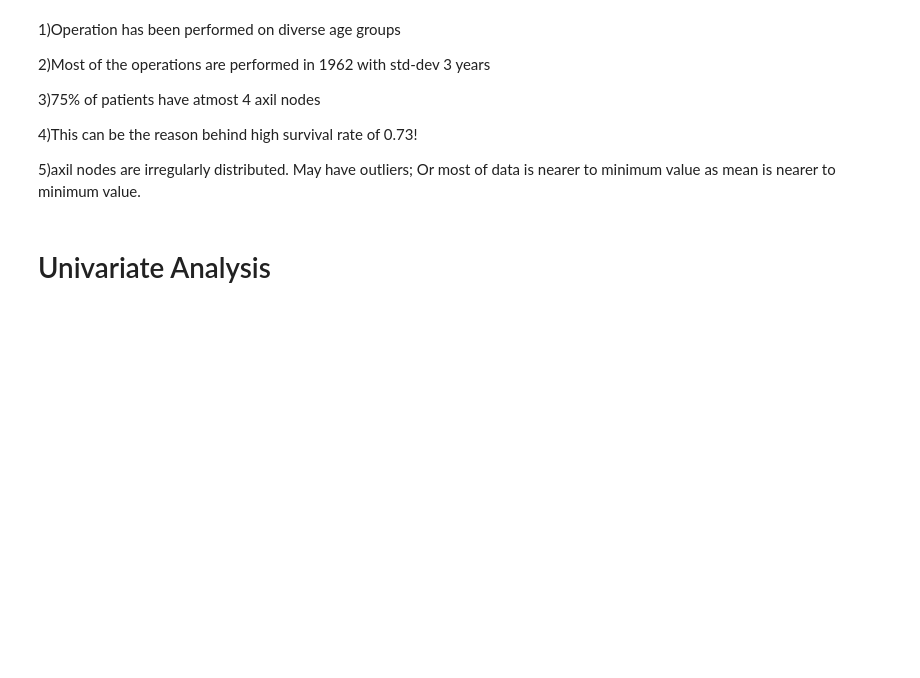
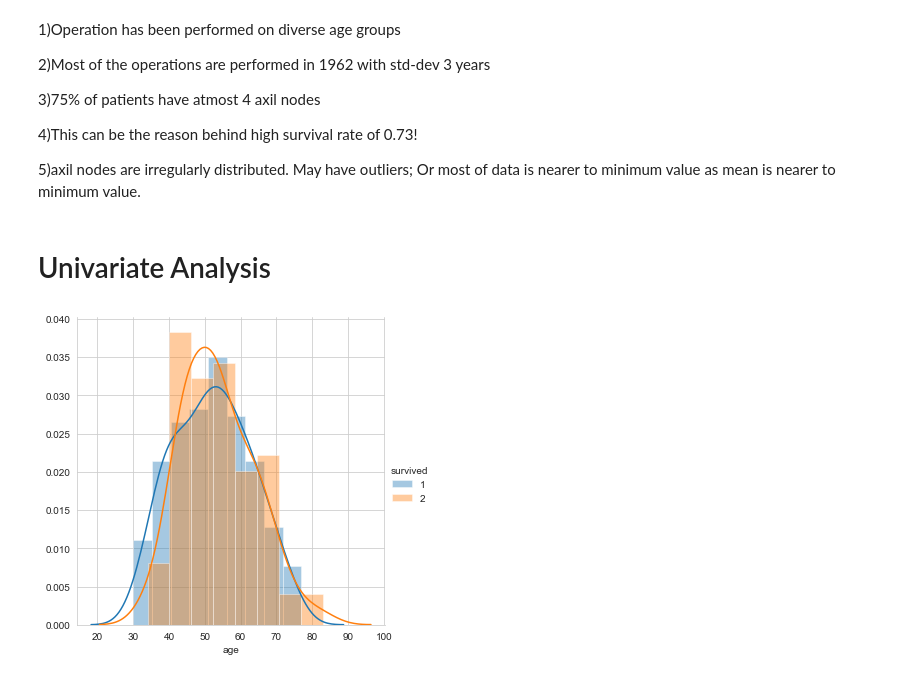
Before and after one commit to PritomDas/-survival-chances-of-patients-who-had-undergone-breast-surgery-for-a-period-of-5-years, a Jupyter notebook: Untitled.ipynb, the cells around one changed output. Drawn from its saved outputs; the diff is of its cells as text; code cells hidden in the pictures; blank space fills up the shorter version.

```diff
--- a/Untitled.ipynb
+++ b/Untitled.ipynb
@@ -117,3 +117,14 @@ plt.show()
 5)axil nodes are irregularly distributed. May have outliers; Or most of data is nearer to minimum value as mean is nearer to minimum value.
 # %% [markdown]
 # Univariate Analysis
+# %%
+'''lets use a special funtion from seaborn which is facetgrid...best explanation can be found on
+this link[https://www.tutorialspoint.com/seaborn/seaborn_facet_grid.htm]'''
+
+plt.close();
+sns.FacetGrid(df, hue="survived", size=5) \
+   .map(sns.distplot, "age") \
+   .add_legend();
+plt.show();
+# %% [output]
+[figure, added]
```
Also changed, not shown: parts of 9 cells of this notebook.
